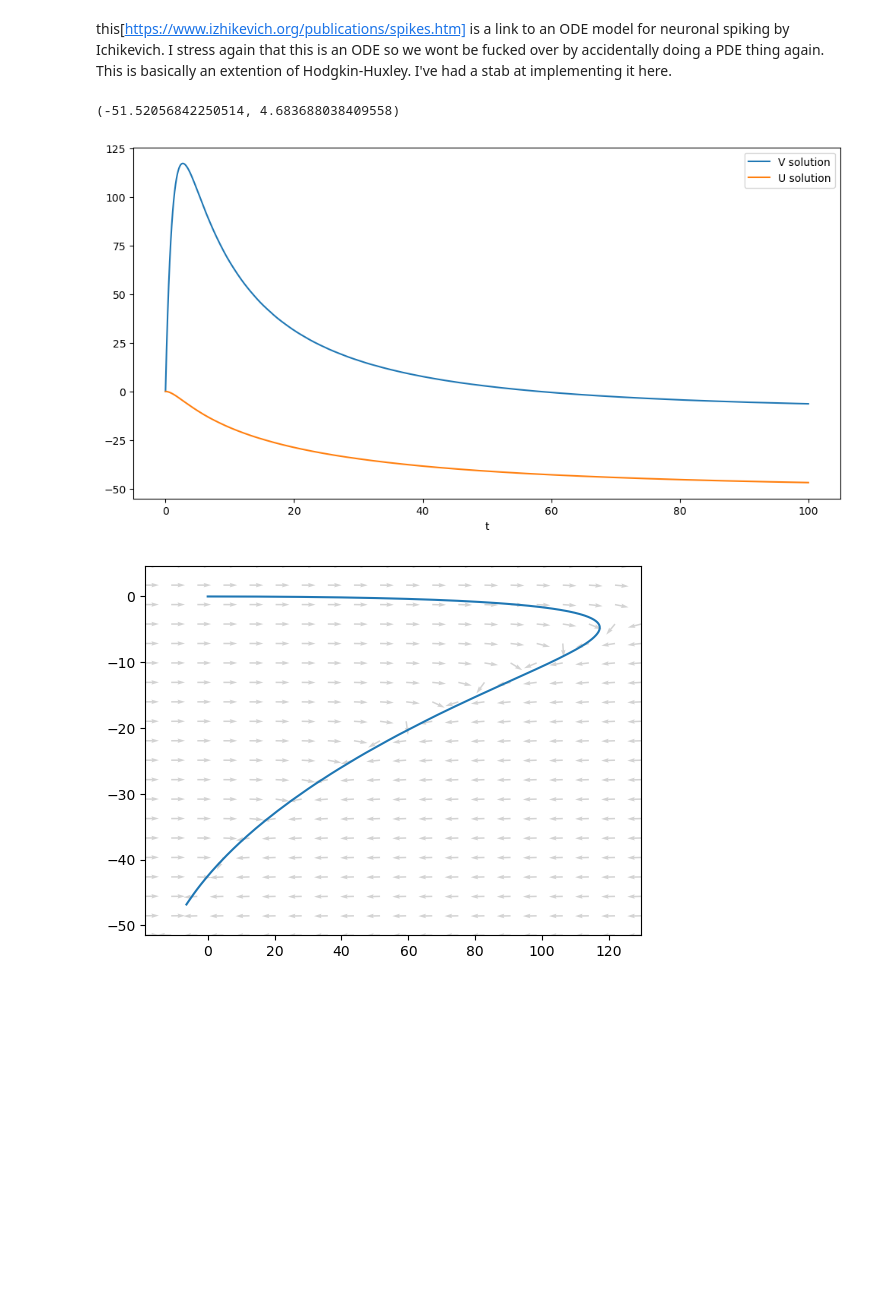
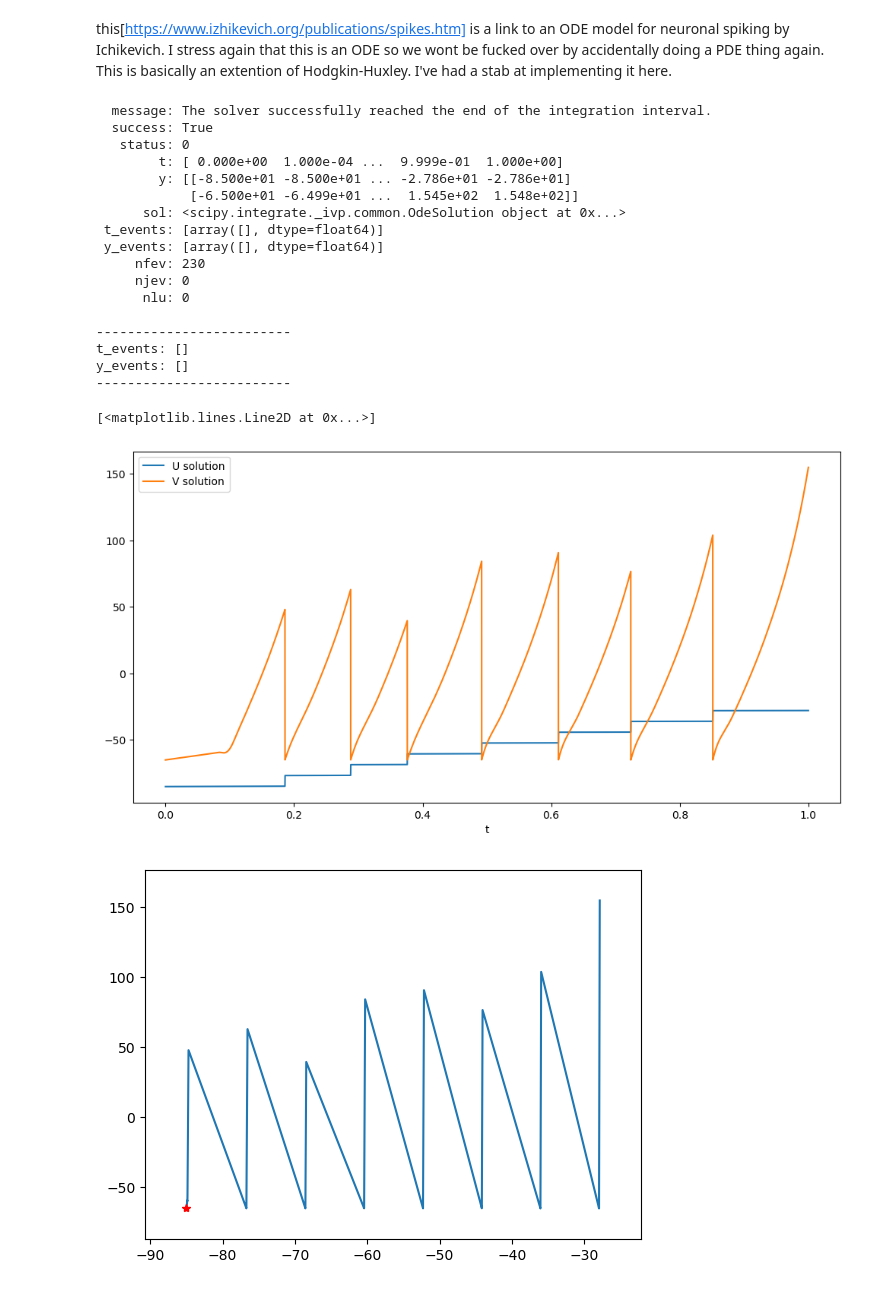
Before and after one commit to USYD-MATH3888-2025-Group-9/model-implementation, a Jupyter notebook: code/izhikevich.ipynb, the cells around one changed output. Saved outputs shown, nothing was run; the diff lists cells and outputs as text; code cells hidden in the pictures; blank space fills up the shorter version.

```diff
--- a/code/izhikevich.ipynb
+++ b/code/izhikevich.ipynb
@@ -11,7 +11,7 @@ from scipy.integrate import solve_ivp
 a = 0.02
 b = 0.2
 c = -65
-d = 2
+d = 8
 I = 0
 
 # v is membrane potential
@@ -19,70 +19,98 @@ I = 0
 # feedback to v
 
 
-def event(t,y):
-    return y[1]-30
 
+
+ic = [-85,-65]
+t_span = [0, 1]
+t_eval = np.linspace(t_span[0], t_span[1], max((t_span[1] - t_span[0])*100, 10000))
+
+params = (a,b,c,d,I)
 
 
 def izhikevich(t, y, a, b, c, d, I):
     u, v = y
 
-    #if v > 30:
-    #    v = c
-    #    u = u + d
+    I = 0 if t < t_span[1]/10 else 1000
 
-    dvdt = 0.04 * v*v + 5*v + 140 - u + I
+    if y[1] > 30:
+        y[0] = y[0] + d
+        y[1] = c
+
     dudt = a*(b*v - u)
-    return [dvdt, dudt]
+    dvdt = 0.04 * v**2 + 5*v + 140 - u + I
+    return [dudt, dvdt]
 
-ic = [0,0]
-t_span = [0, 100]
-t_eval = np.linspace(t_span[0], t_span[1], (t_span[1] - t_span[0])*1000)
+def event(t,y, a, b, c, d, I):
+    return y[1]-30
 
-params = (a,b,c,d,I)
+# event.terminal = True
 
 soln = solve_ivp(izhikevich,
                 t_span,
                 ic,
                 args=params,
                 dense_output=True,
                 t_eval=t_eval,
-                #events=event()
+                events=event
                 )
+
+print(soln)
+
 fig1, ax1 = plt.subplots(figsize=(12,6))
-ax1.plot(soln.t, soln.y[0], label="V solution")
-ax1.plot(soln.t, soln.y[1], label="U solution")
+ax1.plot(soln.t, soln.y[0], label="U solution")
+ax1.plot(soln.t, soln.y[1], label="V solution")
 ax1.set_xlabel("t")
+ax1.plot(soln.t_events[0], soln.y_events[0], 'go')
 ax1.legend()
 
 bounds = [
     min(soln.y[0]),
     max(soln.y[0]),
     min(soln.y[1]),
     max(soln.y[1]),
     (max(soln.y[0]) - min(soln.y[0])) / 10,
     (max(soln.y[1]) - min(soln.y[1])) / 10
 ]
 
 
+print(f"\n{"-"*25}\nt_events: {soln.t_events[0]}\ny_events: {soln.y_events[0]}\n{"-"*25}\n")
 
 
 
 arrow_count = 20
-u_grid, v_grid = np.meshgrid(
-    np.linspace(bounds[0]-bounds[4], bounds[1]+bounds[4], arrow_count),
-    np.linspace(bounds[2]-bounds[5], bounds[3]+bounds[5], arrow_count)
-)
-dudt_grid, dvdt_grid = izhikevich(0,[u_grid,v_grid], *params)
-norm = np.sqrt(dudt_grid**2 + dvdt_grid**2) + 1e-8
-dudt_norm, dvdt_norm = dudt_grid / norm, dvdt_grid / norm
+# u_grid, v_grid = np.meshgrid(
+#     np.linspace(bounds[0]-bounds[4], bounds[1]+bounds[4], arrow_count),
+#     np.linspace(bounds[2]-bounds[5], bounds[3]+bounds[5], arrow_count)
+# )
+# dudt_grid, dvdt_grid = izhikevich(0,(u_grid,v_grid), *params)
+# norm = np.sqrt(dudt_grid**2 + dvdt_grid**2) + 1e-8
+# dudt_norm, dvdt_norm = dudt_grid / norm, dvdt_grid / norm
 
 fig2,ax2 = plt.subplots()
-ax2.quiver(u_grid,v_grid, dudt_norm, dvdt_norm, color="lightgray")
+# ax2.quiver(u_grid,v_grid, dudt_norm, dvdt_norm, color="lightgray")
 ax2.plot(soln.y[0], soln.y[1])
 ax2.set_xlim(bounds[0]-bounds[4], bounds[1]+bounds[4])
 ax2.set_ylim(bounds[2]-bounds[5], bounds[3]+bounds[5])
+ax2.plot(ic[0], ic[1], 'r*')
 # %% [output]
-(-51.52056842250514, 4.683688038409558)
+  message: The solver successfully reached the end of the integration interval.
+  success: True
+   status: 0
+        t: [ 0.000e+00  1.000e-04 ...  9.999e-01  1.000e+00]
+        y: [[-8.500e+01 -8.500e+01 ... -2.786e+01 -2.786e+01]
+            [-6.500e+01 -6.499e+01 ...  1.545e+02  1.548e+02]]
+      sol: <scipy.integrate._ivp.common.OdeSolution object at 0x...>
+ t_events: [array([], dtype=float64)]
+ y_events: [array([], dtype=float64)]
+     nfev: 230
+     njev: 0
+      nlu: 0
+
+-------------------------
+t_events: []
+y_events: []
+-------------------------
+[<matplotlib.lines.Line2D at 0x...>]
-[figure, old version]
+[figure, new version]
-[figure, old version]
+[figure, new version]
```
